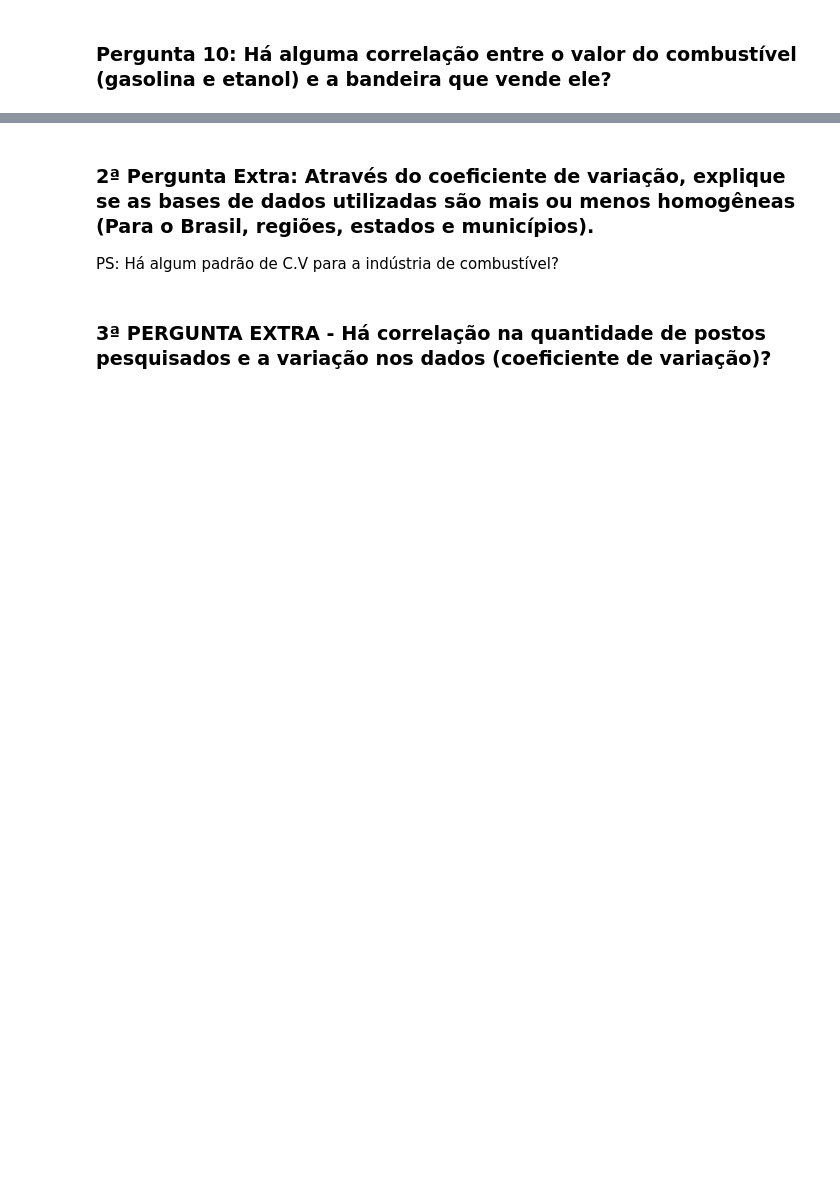
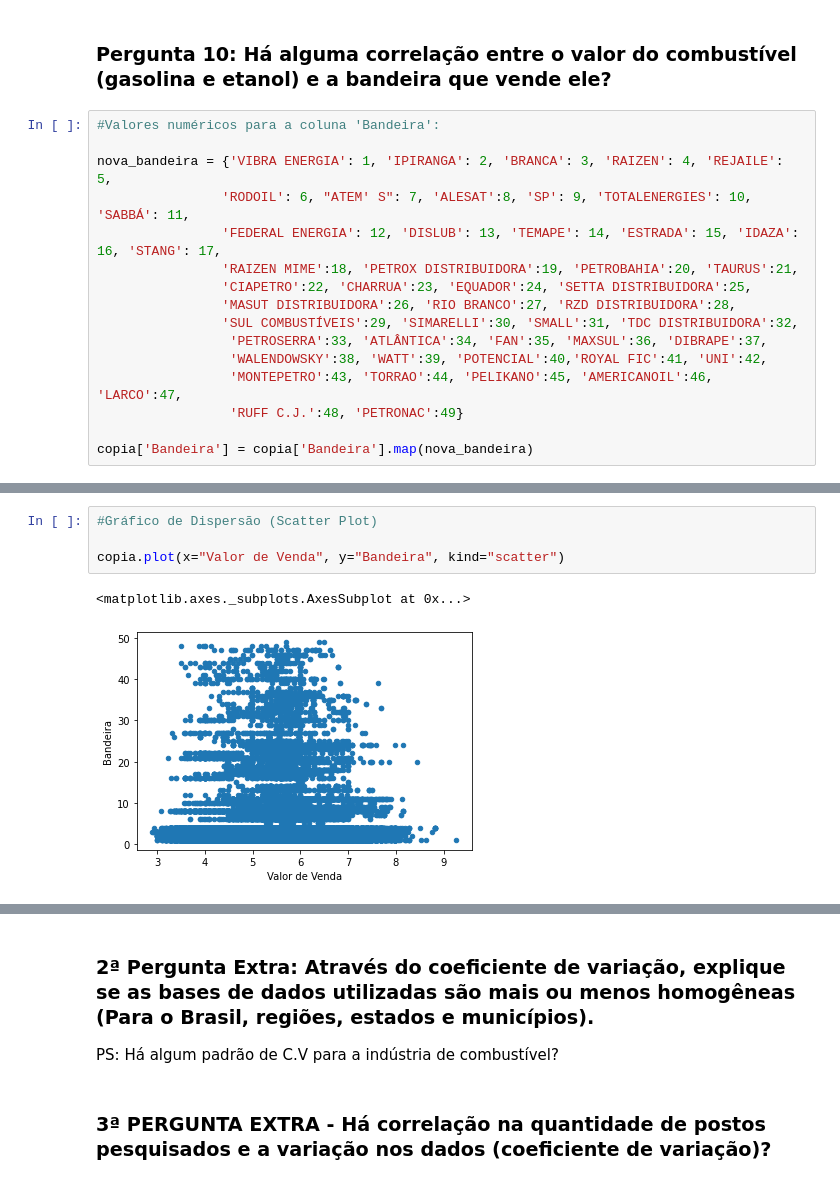
Before and after one commit to joaovictojuliao/Squad-2-M4, a Jupyter notebook: M4_Squad_2_Projeto_Final_análise_exploratória_preços_de_combustíveis_no_Brasil.ipynb, the cells around one changed output, grey strips where cells are left out. Cells and saved outputs as stored; diff of their text form; blank space fills up the shorter version.

```diff
--- a/M4_Squad_2_Projeto_Final_análise_exploratória_preços_de_combustíveis_no_Brasil.ipynb
+++ b/M4_Squad_2_Projeto_Final_análise_exploratória_preços_de_combustíveis_no_Brasil.ipynb
@@ -396,2 +537,18 @@ etanol.groupby(['Produto', 'Regiao - Sigla'])[['Valor de Venda']].mean().sort_va
 # %% [markdown]
 ### **Pergunta 10: Há alguma correlação entre o valor do combustível (gasolina e etanol) e a bandeira que vende ele?**
+# %%
+#Valores numéricos para a coluna 'Bandeira':
+
+nova_bandeira = {'VIBRA ENERGIA': 1, 'IPIRANGA': 2, 'BRANCA': 3, 'RAIZEN': 4, 'REJAILE': 5,
+                'RODOIL': 6, "ATEM' S": 7, 'ALESAT':8, 'SP': 9, 'TOTALENERGIES': 10, 'SABBÁ': 11,
+                'FEDERAL ENERGIA': 12, 'DISLUB': 13, 'TEMAPE': 14, 'ESTRADA': 15, 'IDAZA': 16, 'STANG': 17,
+                'RAIZEN MIME':18, 'PETROX DISTRIBUIDORA':19, 'PETROBAHIA':20, 'TAURUS':21,
+                'CIAPETRO':22, 'CHARRUA':23, 'EQUADOR':24, 'SETTA DISTRIBUIDORA':25,
+                'MASUT DISTRIBUIDORA':26, 'RIO BRANCO':27, 'RZD DISTRIBUIDORA':28,
+                'SUL COMBUSTÍVEIS':29, 'SIMARELLI':30, 'SMALL':31, 'TDC DISTRIBUIDORA':32,
+                 'PETROSERRA':33, 'ATLÂNTICA':34, 'FAN':35, 'MAXSUL':36, 'DIBRAPE':37,
+                 'WALENDOWSKY':38, 'WATT':39, 'POTENCIAL':40,'ROYAL FIC':41, 'UNI':42,
+                 'MONTEPETRO':43, 'TORRAO':44, 'PELIKANO':45, 'AMERICANOIL':46, 'LARCO':47,
+                 'RUFF C.J.':48, 'PETRONAC':49}
+
+copia['Bandeira'] = copia['Bandeira'].map(nova_bandeira)
@@ -397,0 +565,7 @@ etanol.groupby(['Produto', 'Regiao - Sigla'])[['Valor de Venda']].mean().sort_va
+# %%
+#Gráfico de Dispersão (Scatter Plot)
+
+copia.plot(x="Valor de Venda", y="Bandeira", kind="scatter")
+# %% [output]
+<matplotlib.axes._subplots.AxesSubplot at 0x...>
+[figure, added]
```
Also changed, not shown: parts of 30 cells of this notebook.
